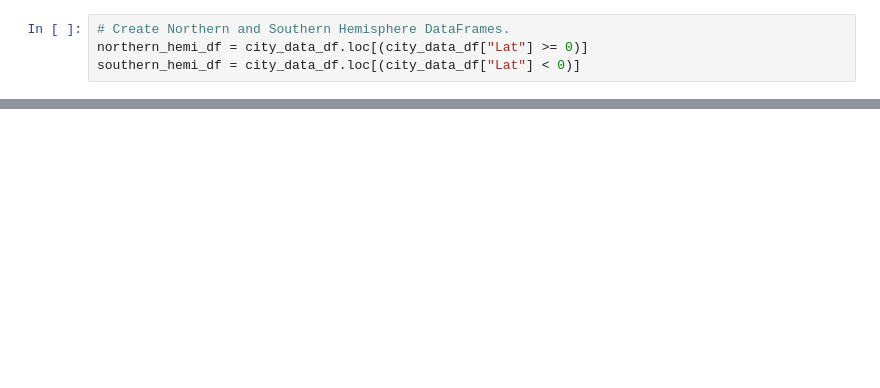
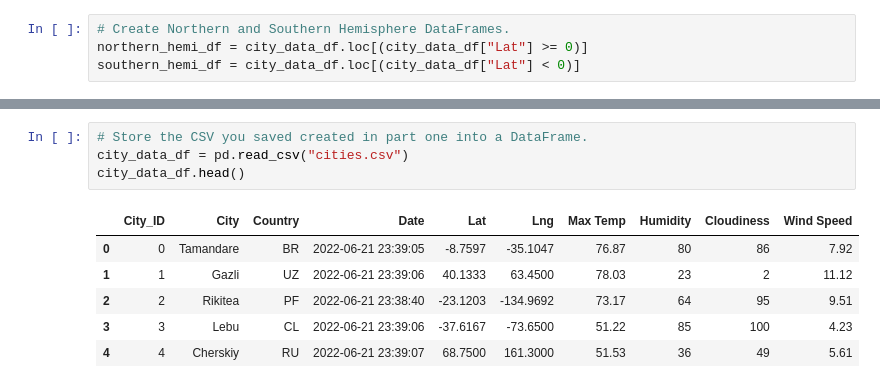
Before and after one commit to Connectime4ever/World_Weather_Analysis, a Jupyter notebook: WeatherPy.ipynb, the cells around one changed output, grey strips where cells are left out. Cells and saved outputs as stored; diff of their text form; blank space fills up the shorter version.

```diff
--- a/WeatherPy.ipynb
+++ b/WeatherPy.ipynb
@@ -413,0 +438,11 @@ plot_linear_regression(x_values, y_values,
+# %%
+# Store the CSV you saved created in part one into a DataFrame.
+city_data_df = pd.read_csv("cities.csv")
+city_data_df.head()
+# %% [output]
+|  | City_ID | City | Country | Date | Lat | Lng | Max Temp | Humidity | Cloudiness | Wind Speed |
+| 0 | 0 | Tamandare | BR | 2022-06-21 23:39:05 | -8.7597 | -35.1047 | 76.87 | 80 | 86 | 7.92 |
+| 1 | 1 | Gazli | UZ | 2022-06-21 23:39:06 | 40.1333 | 63.4500 | 78.03 | 23 | 2 | 11.12 |
+| 2 | 2 | Rikitea | PF | 2022-06-21 23:38:40 | -23.1203 | -134.9692 | 73.17 | 64 | 95 | 9.51 |
+| 3 | 3 | Lebu | CL | 2022-06-21 23:39:06 | -37.6167 | -73.6500 | 51.22 | 85 | 100 | 4.23 |
+| 4 | 4 | Cherskiy | RU | 2022-06-21 23:39:07 | 68.7500 | 161.3000 | 51.53 | 36 | 49 | 5.61 |
```
Also changed, not shown: parts of 31 cells of this notebook, 6 other files.
